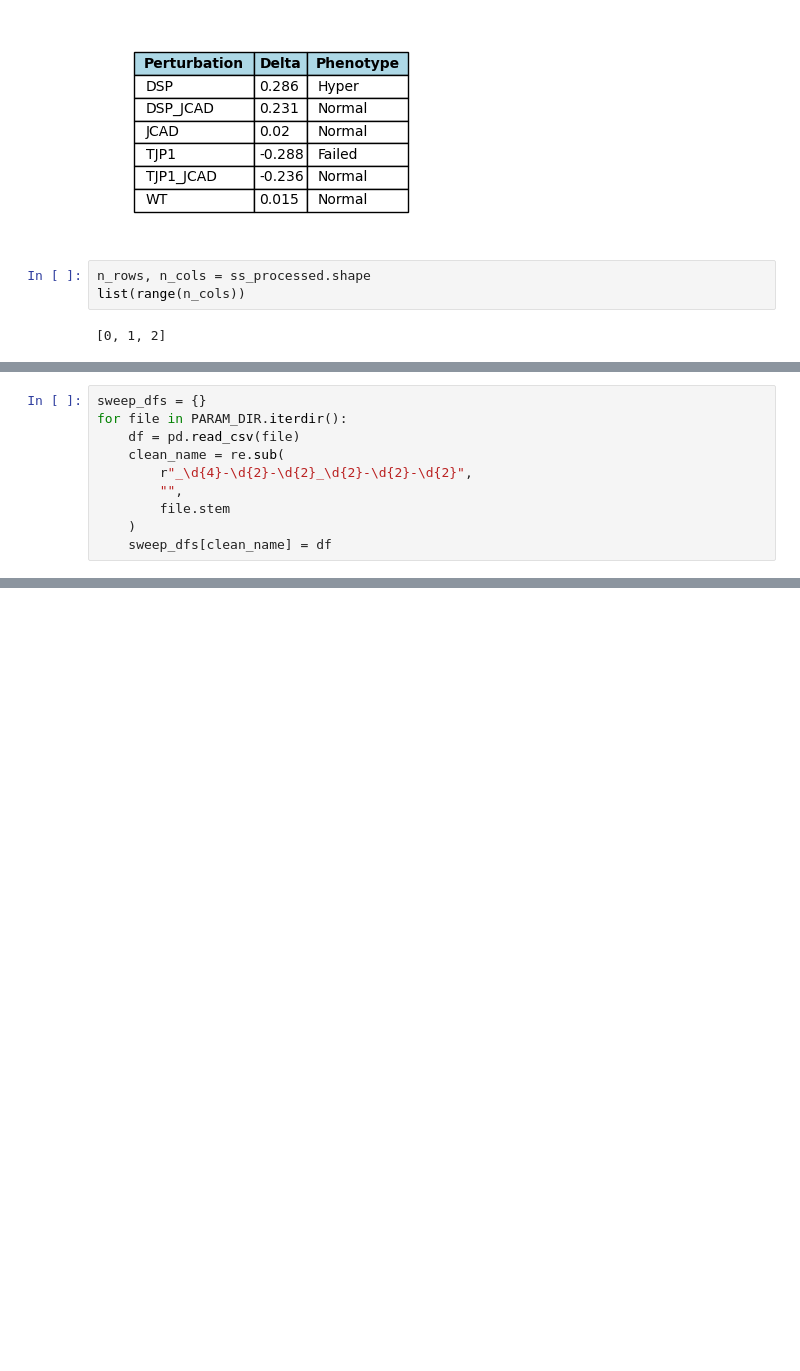
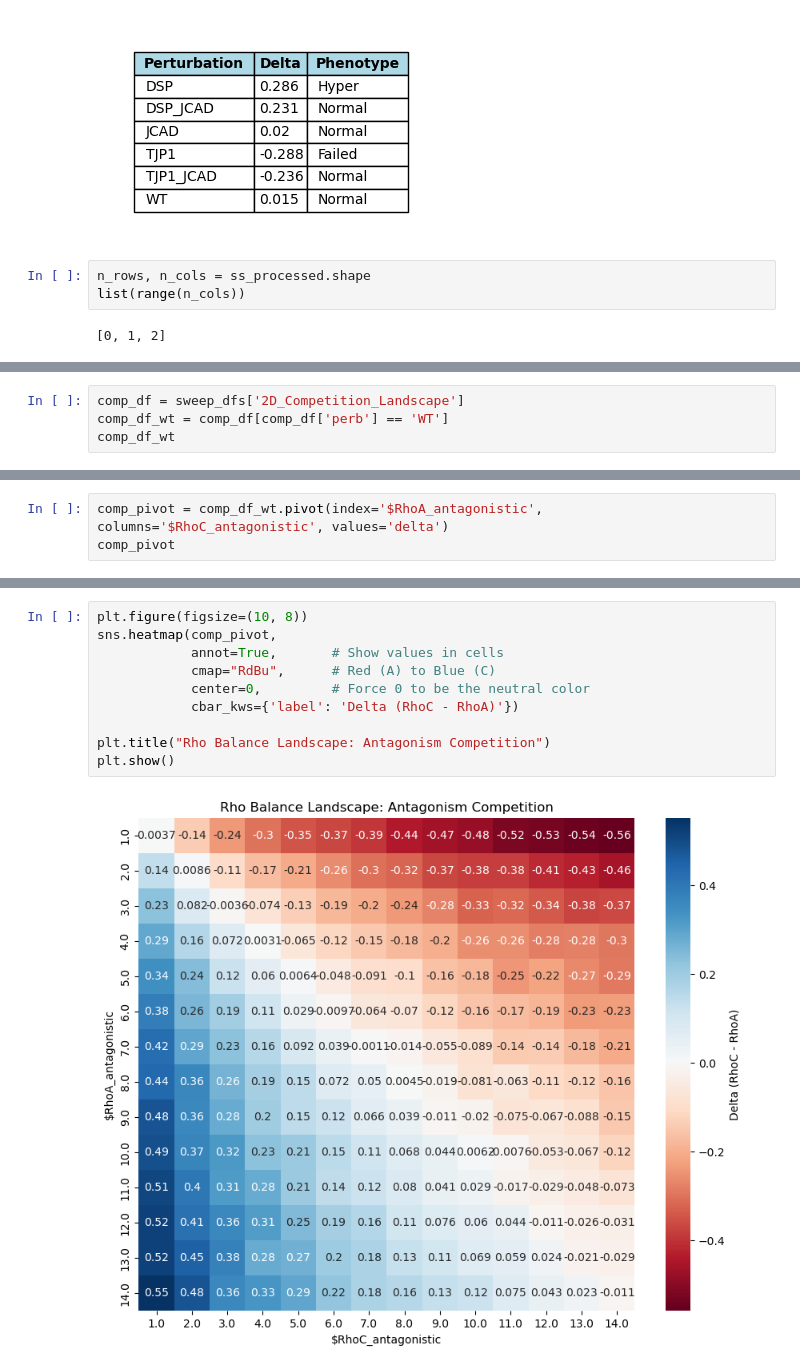
Before and after one commit to emilieyuu/endotehelial-masboss, a Jupyter notebook: notebooks/07_data_processing.ipynb, the cells around one changed output, grey strips where cells are left out. Cells and saved outputs as stored; diff of their text form; blank space fills up the shorter version.

```diff
--- a/notebooks/07_data_processing.ipynb
+++ b/notebooks/07_data_processing.ipynb
@@ -217,10 +331,4 @@ list(range(n_cols))
 # %%
-sweep_dfs = {}
-for file in PARAM_DIR.iterdir():
-    df = pd.read_csv(file)
-    clean_name = re.sub(
-        r"_\d{4}-\d{2}-\d{2}_\d{2}-\d{2}-\d{2}",
-        "",
-        file.stem
-    )
-    sweep_dfs[clean_name] = df
+comp_df = sweep_dfs['2D_Competition_Landscape']
+comp_df_wt = comp_df[comp_df['perb'] == 'WT']
+comp_df_wt
@@ -286,0 +349,3 @@ wt_df[wt_df['phenotype'] != 'Normal']
+# %%
+comp_pivot = comp_df_wt.pivot(index='$RhoA_antagonistic', columns='$RhoC_antagonistic', values='delta')
+comp_pivot
@@ -286,0 +369,12 @@ wt_df[wt_df['phenotype'] != 'Normal']
+# %%
+plt.figure(figsize=(10, 8))
+sns.heatmap(comp_pivot,
+            annot=True,       # Show values in cells
+            cmap="RdBu",      # Red (A) to Blue (C)
+            center=0,         # Force 0 to be the neutral color
+            cbar_kws={'label': 'Delta (RhoC - RhoA)'})
+
+plt.title("Rho Balance Landscape: Antagonism Competition")
+plt.show()
+# %% [output]
+[figure, added]
```
Also changed, not shown: parts of 16 cells of this notebook, 47 other files.
